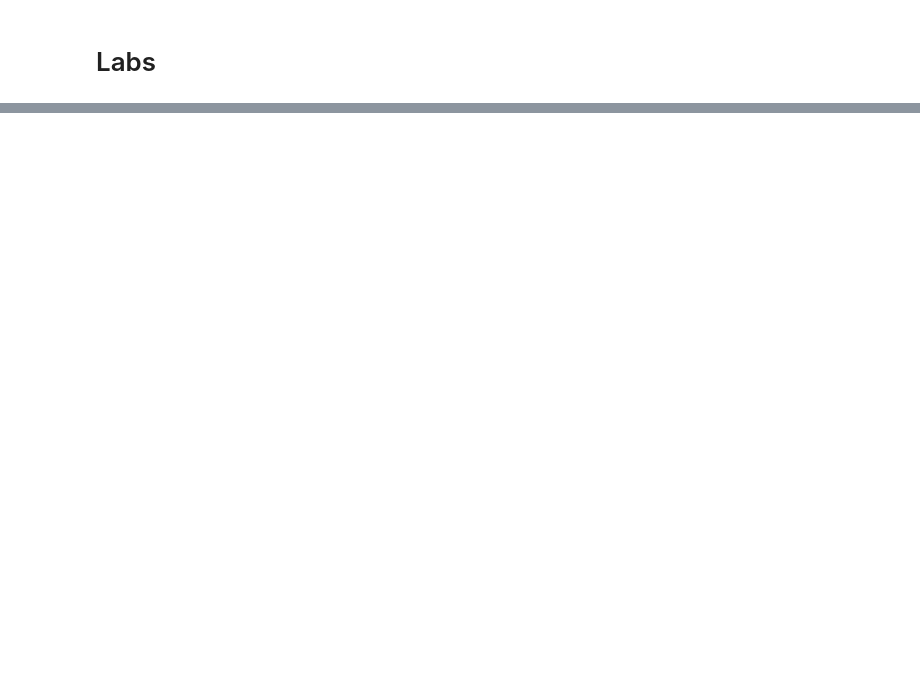
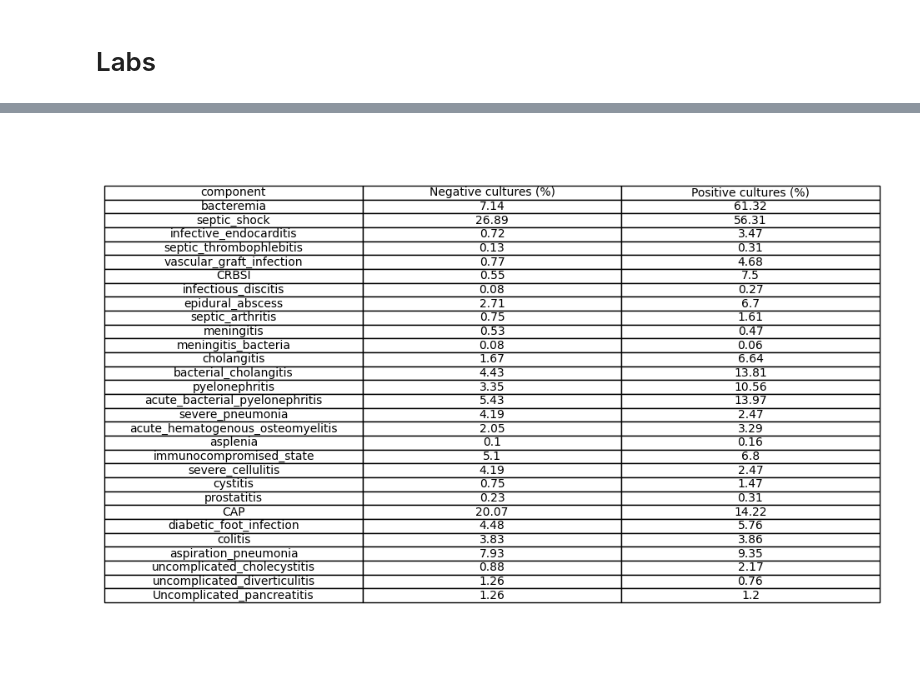
Before and after one commit to HealthRex/CDSS, a Jupyter notebook: scripts/Blood_Culture_Stewardship/BloodCultStewardship.ipynb, the cells around one changed output, grey strips where cells are left out. Drawn from its saved outputs; the diff is of its cells as text; code cells hidden in the pictures; blank space fills up the shorter version.

```diff
--- a/scripts/Blood_Culture_Stewardship/BloodCultStewardship.ipynb
+++ b/scripts/Blood_Culture_Stewardship/BloodCultStewardship.ipynb
@@ -401,0 +905,3 @@ GROUP BY
+# %%
+pos=df_ed[(df_ed.positive_blood_culture==1)|(df_ed.positive_blood_culture_in_week==1)]
+neg=df_ed[(df_ed.positive_blood_culture==0)&(df_ed.positive_blood_culture_in_week==0)]
@@ -401,0 +928,14 @@ GROUP BY
+# %%
+for component in ['bacteremia', 'septic_shock', 'infective_endocarditis',
+       'septic_thrombophlebitis', 'vascular_graft_infection', 'CRBSI',
+       'infectious_discitis', 'epidural_abscess', 'septic_arthritis',
+       'meningitis', 'meningitis_bacteria', 'cholangitis',
+       'bacterial_cholangitis', 'pyelonephritis',
+       'acute_bacterial_pyelonephritis', 'severe_pneumonia',
+       'acute_hematogenous_osteomyelitis', 'asplenia',
+       'immunocompromised_state', 'severe_cellulitis', 'cystitis',
+       'prostatitis', 'CAP', 'diabetic_foot_infection', 'colitis',
+       'aspiration_pneumonia', 'uncomplicated_cholecystitis',
+       'uncomplicated_diverticulitis', 'Uncomplicated_pancreatitis']:
+    print('LAB:',component,neg[neg[component]==1].order_proc_id_coded.nunique()/neg.order_proc_id_coded.nunique()*100)
+    print('*******')
@@ -401,0 +971,50 @@ GROUP BY
+# %%
+from tabulate import tabulate
+components = [
+    'bacteremia', 'septic_shock', 'infective_endocarditis',
+    'septic_thrombophlebitis', 'vascular_graft_infection', 'CRBSI',
+    'infectious_discitis', 'epidural_abscess', 'septic_arthritis',
+    'meningitis', 'meningitis_bacteria', 'cholangitis',
+    'bacterial_cholangitis', 'pyelonephritis',
+    'acute_bacterial_pyelonephritis', 'severe_pneumonia',
+    'acute_hematogenous_osteomyelitis', 'asplenia',
+    'immunocompromised_state', 'severe_cellulitis', 'cystitis',
+    'prostatitis', 'CAP', 'diabetic_foot_infection', 'colitis',
+    'aspiration_pneumonia', 'uncomplicated_cholecystitis',
+    'uncomplicated_diverticulitis', 'Uncomplicated_pancreatitis'
+]
+
+# Create a list to store the results
+results = []
+
+# Calculate percentages for each component
+for component in components:
+    neg_percentage = neg[neg[component]==1].order_proc_id_coded.nunique() / neg.order_proc_id_coded.nunique() * 100
+    pos_percentage = pos[pos[component]==1].order_proc_id_coded.nunique() / pos.order_proc_id_coded.nunique() * 100
+    results.append({'component': component, 'neg': neg_percentage, 'pos': pos_percentage})
+
+# Convert results list to a DataFrame
+result_df = pd.DataFrame(results)
+
+result_df['neg']=result_df['neg'].apply(lambda x:round(x,2))
+result_df['pos']=result_df['pos'].apply(lambda x:round(x,2))
+
+# Print the resulting DataFrame as a table
+print(tabulate(result_df, headers=['component','Negative cultures (%)','Positive cultures (%)',], tablefmt='grid'))
+
+# Optionally, display the DataFrame directly (useful in Jupyter Notebooks)
+from IPython.display import display
+
+
+# Plot the DataFrame as a table using matplotlib
+fig, ax = plt.subplots(figsize=(12, 8))  # set size frame
+#ax.axis('tight')
+ax.axis('off')
+table = ax.table(cellText=result_df.values, colLabels=['component','Negative cultures (%)','Positive cultures (%)'], cellLoc='center', loc='center')
+
+# Save the plot as an image
+plt.savefig('component_percentages.png')
+
+# Optionally display the plot
+plt.show()
+# %% [output]
@@ -401,0 +1038 @@ GROUP BY
+[figure, added]
```
Also changed, not shown: parts of 26 cells of this notebook.
